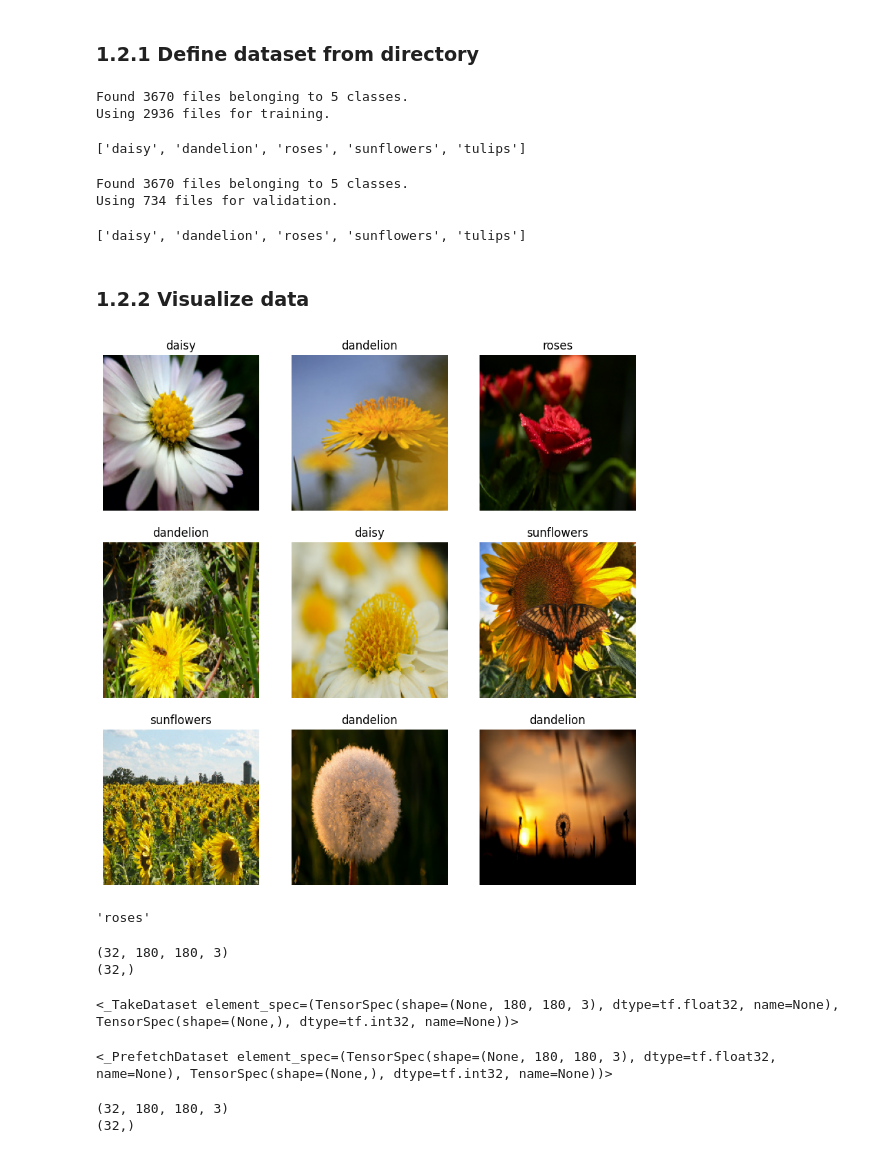
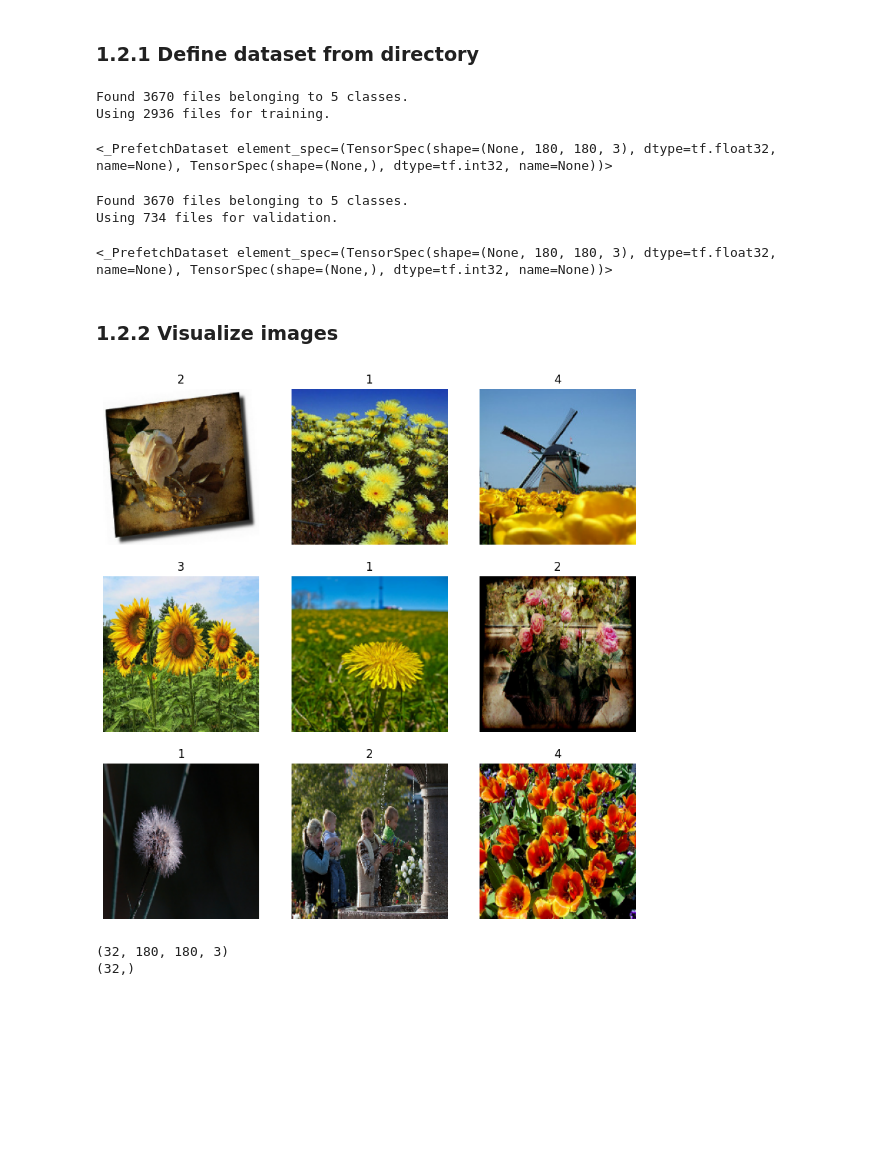
Before and after one commit to nagiurDev/MLbasis, a Jupyter notebook: computer_vision/image_classification/01_flower_classification.ipynb, the cells around one changed output. Drawn from its saved outputs; the diff is of its cells as text; code cells hidden in the pictures; blank space fills up the shorter version.

Commit message:
06. Computer Vision - Image classification: Flower classification - 2

```diff
--- a/computer_vision/image_classification/01_flower_classification.ipynb
+++ b/computer_vision/image_classification/01_flower_classification.ipynb
@@ -76,7 +81,7 @@ PIL.Image.open(str(tulips[0]))
 # %% [markdown]
 ### 1.2.1 Define dataset from directory
 # %%
-train_images = tf.keras.utils.image_dataset_from_directory(
+train_ds = tf.keras.utils.image_dataset_from_directory(
     data_dir,
     validation_split=0.2,
     subset="training",
@@ -84,13 +89,13 @@ train_images = tf.keras.utils.image_dataset_from_directory(
     image_size=(180, 180),
     batch_size=32)
 
-test_images.class_names
+train_ds
 # %% [output]
 Found 3670 files belonging to 5 classes.
 Using 2936 files for training.
-['daisy', 'dandelion', 'roses', 'sunflowers', 'tulips']
+<_PrefetchDataset element_spec=(TensorSpec(shape=(None, 180, 180, 3), dtype=tf.float32, name=None), TensorSpec(shape=(None,), dtype=tf.int32, name=None))>
 # %%
-test_images = tf.keras.utils.image_dataset_from_directory(
+val_ds = tf.keras.utils.image_dataset_from_directory(
     data_dir,
     validation_split=0.2,
     subset="validation",
@@ -98,25 +103,21 @@ test_images = tf.keras.utils.image_dataset_from_directory(
     image_size=(180, 180),
     batch_size=32)
 
-test_images.class_names
+val_ds
 # %% [output]
 Found 3670 files belonging to 5 classes.
 Using 734 files for validation.
-['daisy', 'dandelion', 'roses', 'sunflowers', 'tulips']
+<_PrefetchDataset element_spec=(TensorSpec(shape=(None, 180, 180, 3), dtype=tf.float32, name=None), TensorSpec(shape=(None,), dtype=tf.int32, name=None))>
 # %% [markdown]
-### 1.2.2 Visualize data
+### 1.2.2 Visualize images
 # %%
 plt.figure(figsize=(10, 10))
-for images, labels in train_images.take(1):
+for images, labels in train_ds.take(1):
     for i in range(9):
         ax = plt.subplot(3, 3, i + 1)
         plt.imshow(images[i].numpy().astype("uint8"))
-        plt.title(train_images.class_names[labels[i]])
+        plt.title(int(labels[i]))
         plt.axis("off")
 # %% [output]
-[figure, old version]
+[figure, new version]
-# %%
-train_images.class_names[labels[2]]
-# %% [output]
-'roses'
 # %%
@@ -126,20 +128,4 @@ for i, l in train_images.take(1):
 # %% [output]
 (32, 180, 180, 3)
 (32,)
-# %%
-train_images.take(1)
-# %% [output]
-<_TakeDataset element_spec=(TensorSpec(shape=(None, 180, 180, 3), dtype=tf.float32, name=None), TensorSpec(shape=(None,), dtype=tf.int32, name=None))>
-# %%
-train_images
-# %% [output]
-<_PrefetchDataset element_spec=(TensorSpec(shape=(None, 180, 180, 3), dtype=tf.float32, name=None), TensorSpec(shape=(None,), dtype=tf.int32, name=None))>
-# %%
-for image_batch, labels_batch in train_images:
-    print(image_batch.shape)
-    print(labels_batch.shape)
-    break
-# %% [output]
-(32, 180, 180, 3)
-(32,)
 # %% [markdown]
```
Also changed, not shown: parts of 21 cells of this notebook.
